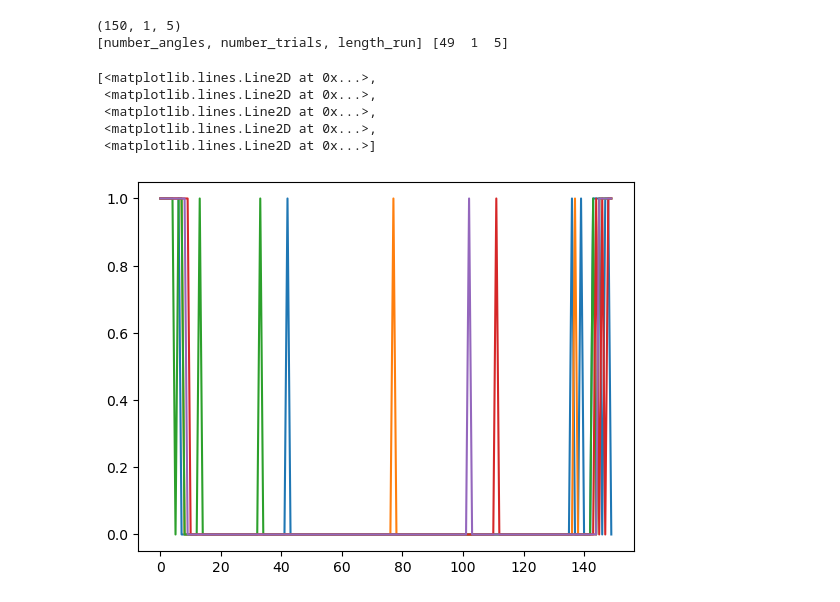
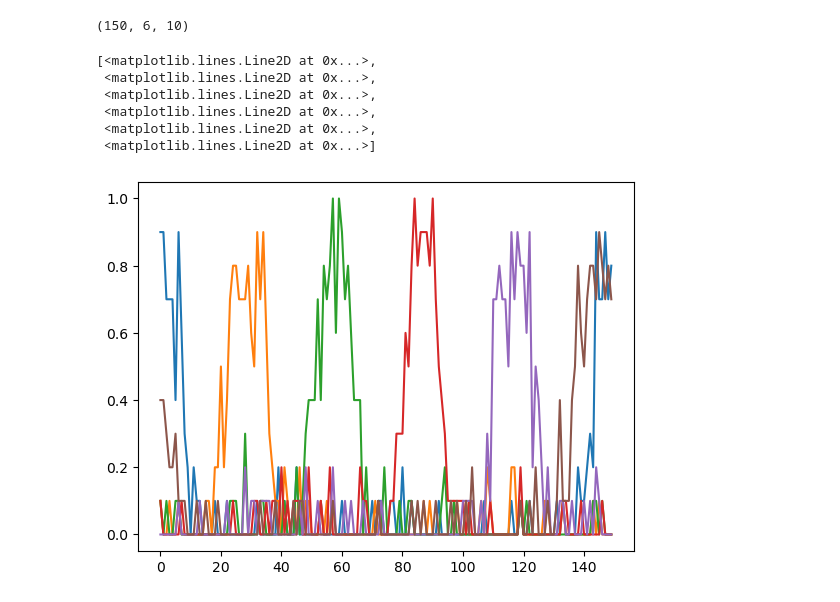
Before and after one commit to scastedo/continuous_attractor_project, a Jupyter notebook: look_at_plots.ipynb, the cells around one changed output. Cells and saved outputs as stored; diff of their text form; code cells hidden in the pictures.

```diff
--- a/look_at_plots.ipynb
+++ b/look_at_plots.ipynb
@@ -1,23 +1,25 @@
 # %%
 import pandas as pd
 import numpy as np
 from matplotlib import pyplot as plt
 
 
-state_history = np.load('reports/state_history_20250520_144135.npz')
-neural_array = state_history['neuron_centric']
+state_history = np.load('reports/state_history_20250521_173323.npy')
+# neural_array = state_history['neuron_centric']
+# print('[number_angles, number_trials, length_run]', state_history['metadata'])
+
+# state_history = np.load('reports/state_history_2025052_203035.npy')
+neural_array = state_history
+
+
 print(neural_array.shape)
-print('[number_angles, number_trials, length_run]', state_history['metadata'])
-plt.plot(neural_array[:,0, :])
-# plt.plot(neural_array[:,1, :])
-# plt.plot(neural_array[:,2, :])
-# plt.plot(neural_array[:,3, :])
+plt.plot(np.mean(neural_array,axis = -1))
 # %% [output]
-(150, 1, 5)
-[number_angles, number_trials, length_run] [49  1  5]
+(150, 6, 10)
 [<matplotlib.lines.Line2D at 0x...>,
  <matplotlib.lines.Line2D at 0x...>,
  <matplotlib.lines.Line2D at 0x...>,
  <matplotlib.lines.Line2D at 0x...>,
+ <matplotlib.lines.Line2D at 0x...>,
  <matplotlib.lines.Line2D at 0x...>]
-[figure, old version]
+[figure, new version]
```
Also changed, not shown: parts of 6 cells of this notebook, 25 other files.
